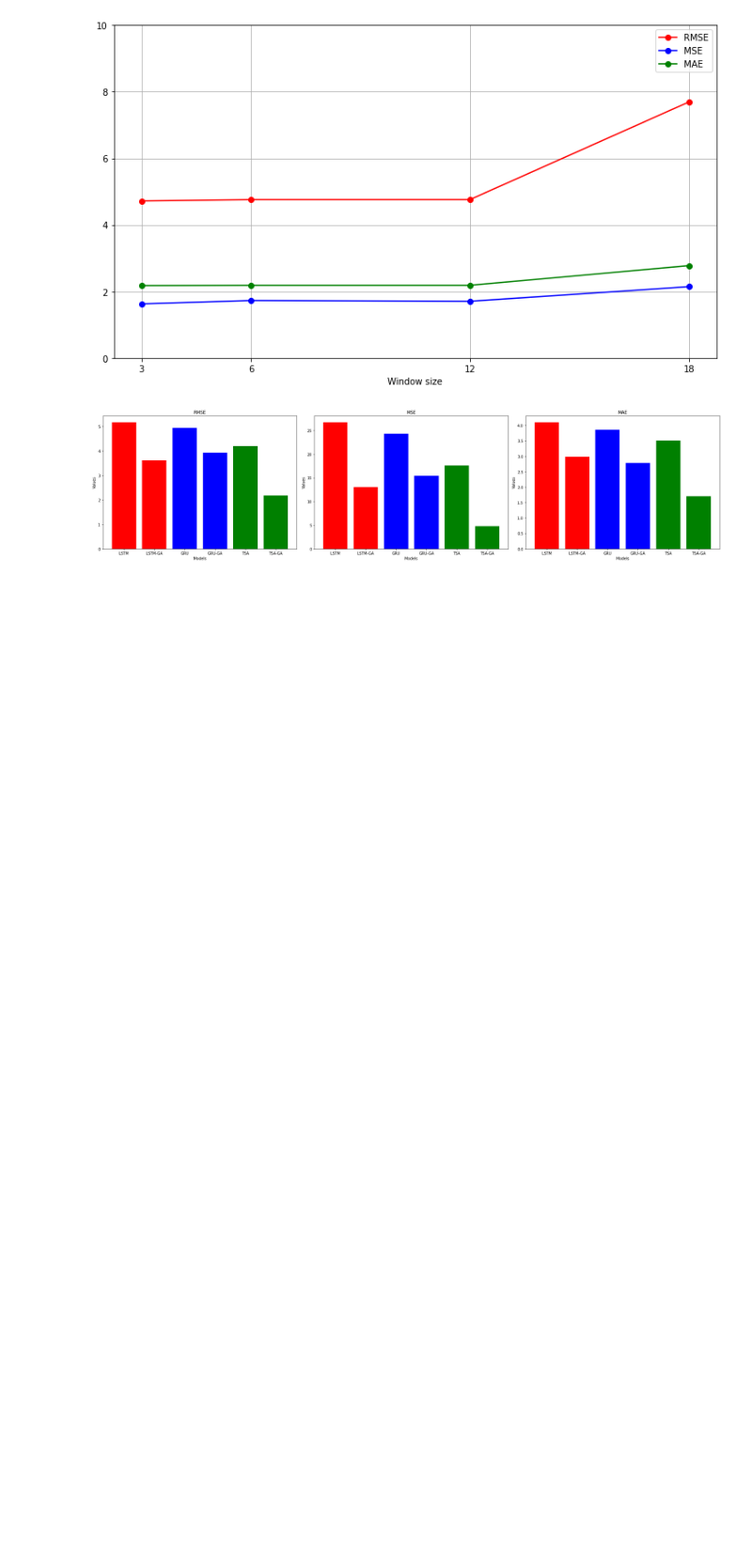
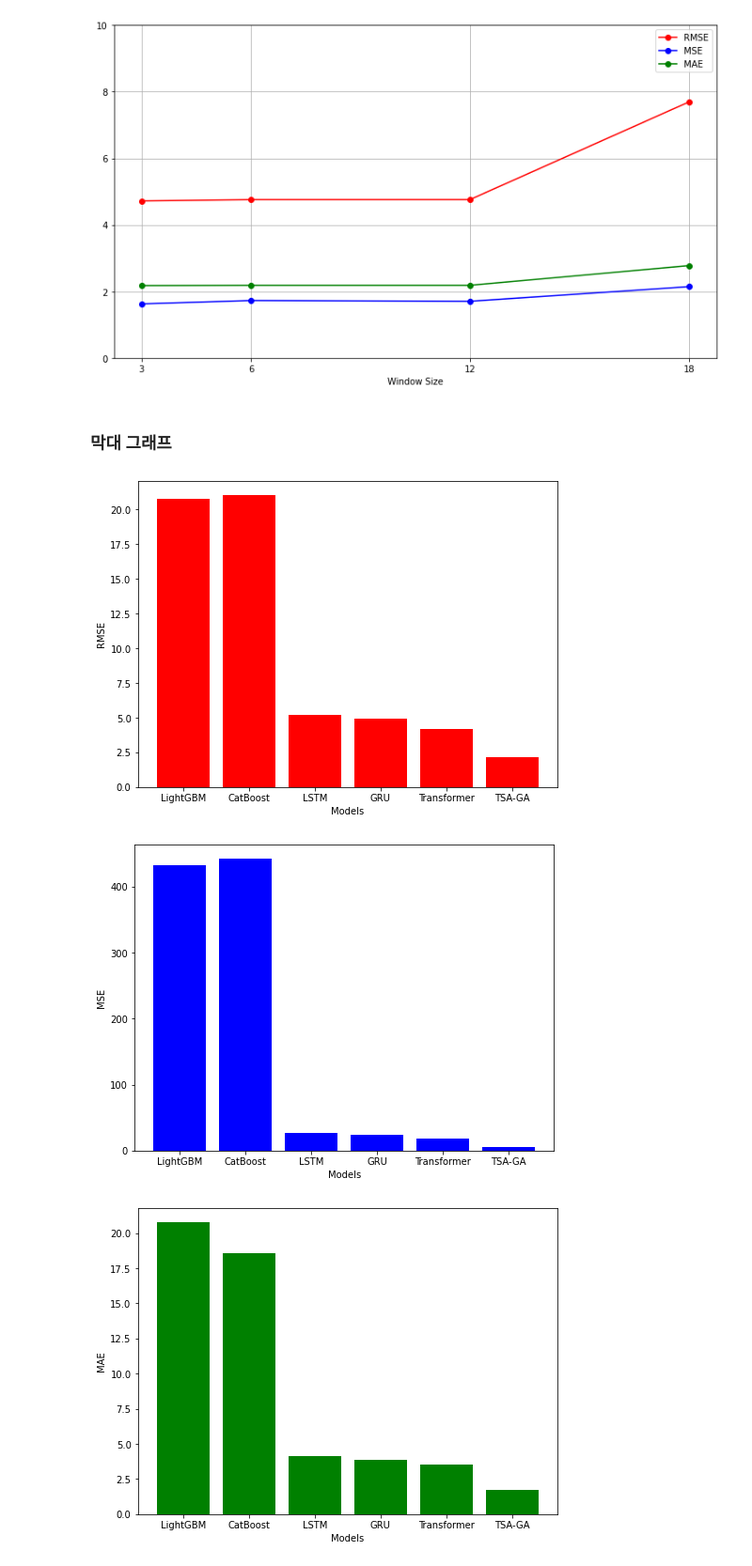
Before and after one commit to hakhyun0615/SCI_Journal, a Jupyter notebook: 코드/Analysis/analysis.ipynb, the cells around one changed output. Shown at 94% size. Saved outputs shown, nothing was run; the diff lists cells and outputs as text; code cells hidden in the pictures; blank space fills up the shorter version.

```diff
--- a/코드/Analysis/analysis.ipynb
+++ b/코드/Analysis/analysis.ipynb
@@ -160,26 +96,27 @@ fig.savefig('../../데이터/Figure/fig_5.jpg')
 # %% [output]
 [figure]
+# %% [markdown]
+### 막대 그래프
 # %%
-import matplotlib.pyplot as plt
-import numpy as np
-
-model = ['LSTM', 'LSTM-GA', 'GRU', 'GRU-GA', 'TSA', 'TSA-GA']
-rmse = [5.1713, 3.6073, 4.9356, 3.9315, 4.1943, 2.1814]
-mse = [26.7419, 13.0128, 24.3597, 15.4565, 17.5922, 4.7584]
-mae = [4.1029, 2.9851, 3.8586, 2.7812, 3.5029, 1.7017]
-
-fig, ax = plt.subplots(1, 3, figsize=(24, 6))
+model = ['LightGBM', 'CatBoost', 'LSTM', 'GRU', 'Transformer', 'TSA-GA']
+rmse = [20.7914, 21.0314, 5.1713, 4.9356, 4.1943, 2.1814]
+mse = [432.2820, 442.3216, 26.7419, 24.3597, 17.5922, 4.7584]
+mae = [20.7664, 18.5840, 4.1029, 3.8586, 3.5029, 1.7017]
 
 data = [rmse, mse, mae]
-titles = ['RMSE', 'MSE', 'MAE']
-for i in range(3):
-    ax[i].bar(model, data[i], color=['red','red','blue','blue','green','green'])
-    ax[i].set_title(titles[i])
-    ax[i].set_xlabel('Models')
-    ax[i].set_ylabel('Values')
-    ax[i].set_xticklabels(model)
+losses = ['RMSE', 'MSE', 'MAE']
+colors = ['red', 'blue', 'green']
 
-fig.tight_layout()
-fig.savefig('../../데이터/Figure/fig_6.jpg')
+fig_paths = []
+for i, loss in enumerate(losses):
+    plt.figure(figsize=(8, 6))
+    plt.bar(model, data[i], color=colors[i])
+    plt.xlabel('Models')
+    plt.ylabel(loss)
+    fig_path = f'../../데이터/Figure/Bar_{losses[i]}.jpg'
+    plt.savefig(fig_path)
+    fig_paths.append(fig_path)
 # %% [output]
-[figure, old version]
+[figure, new version]
+[figure, added]
+[figure, added]
```
Also changed, not shown: parts of 14 cells of this notebook, 26 other files.
